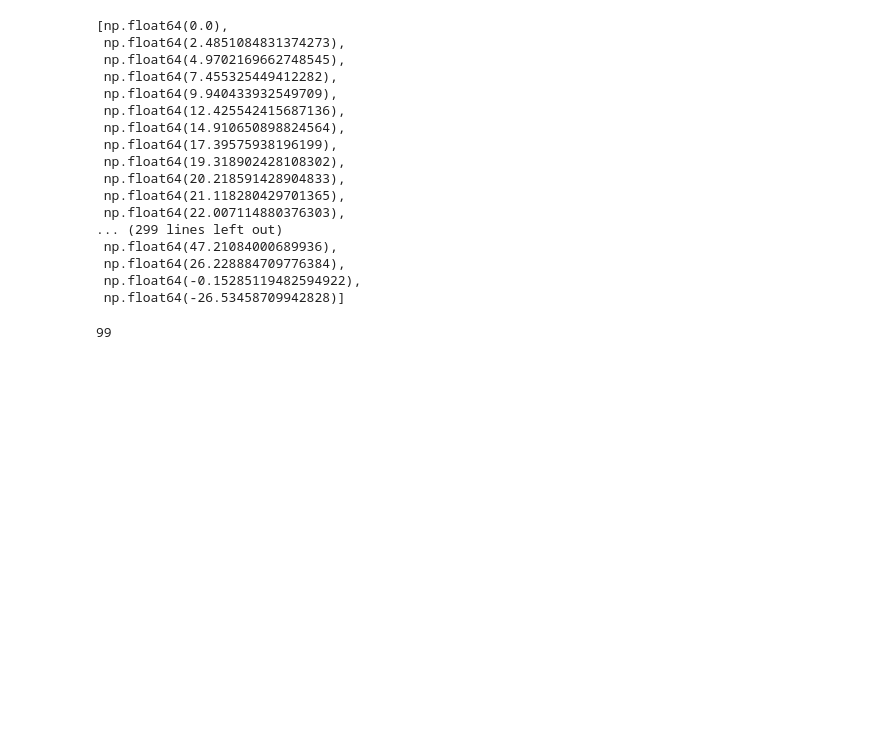
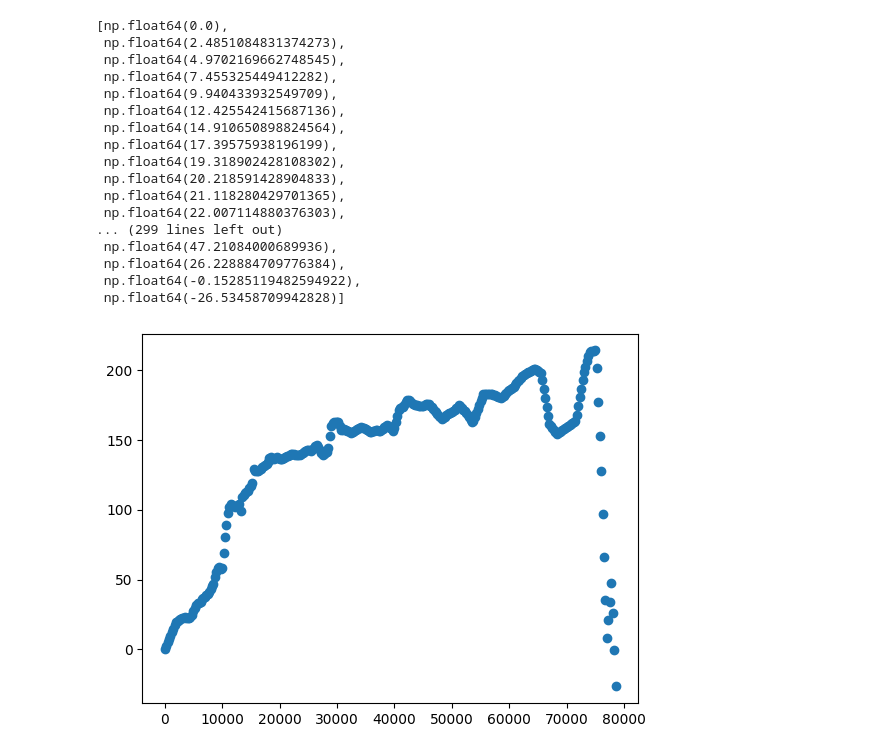
Before and after one commit to maciejjalocha/math_modelling_2526, a Jupyter notebook: linear_programming/solutions/problem2.ipynb, the cells around one changed output. Cells and saved outputs as stored; diff of their text form; code cells hidden in the pictures; blank space fills up the shorter version.

```diff
--- a/linear_programming/solutions/problem2.ipynb
+++ b/linear_programming/solutions/problem2.ipynb
@@ -139,7 +101,8 @@ interpolated_heights
  np.float64(-0.15285119482594922),
  np.float64(-26.53458709942828)]
 # %%
-# ok, simply do the linear interpolation.
-for i in range(0, len(df)-1):
+plt.figure()
+plt.scatter(distances, interpolated_heights)
+plt.show()
 # %% [output]
-99
+[figure, added]
```
Also changed, not shown: parts of 14 cells of this notebook, 13 other files.
